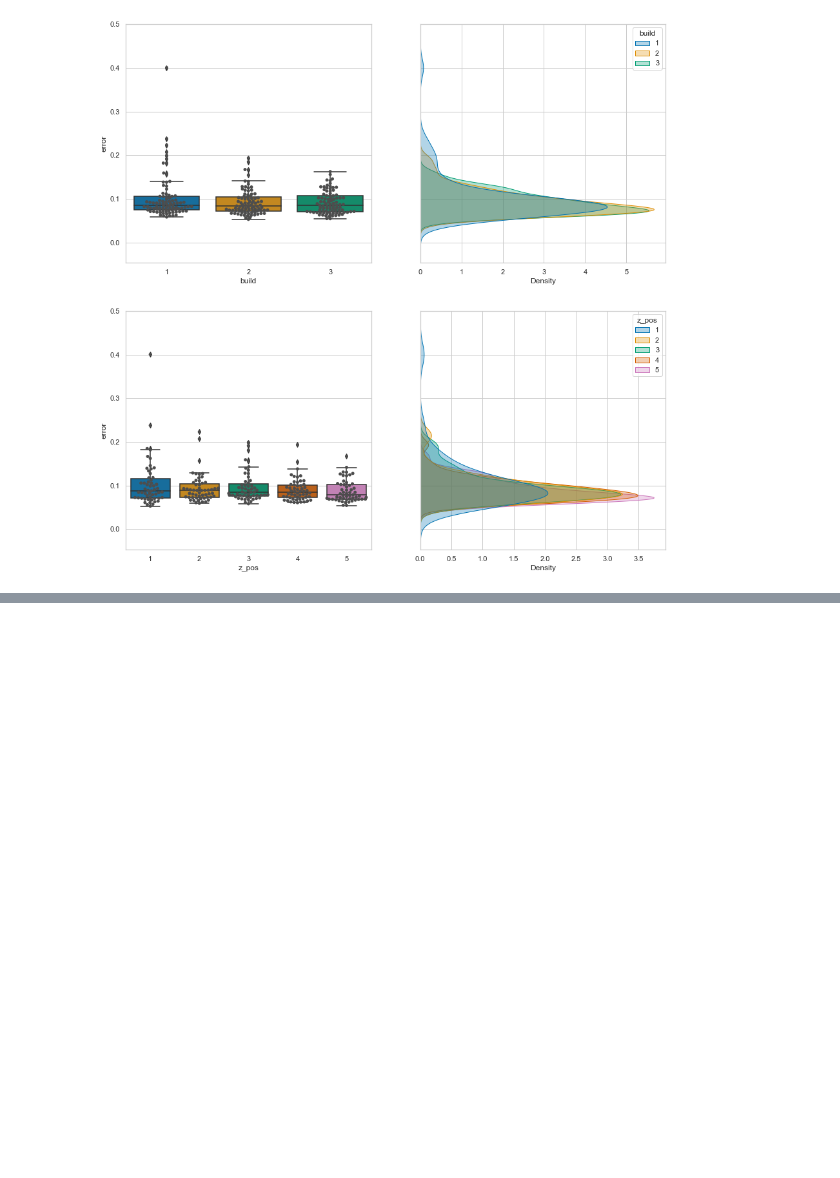
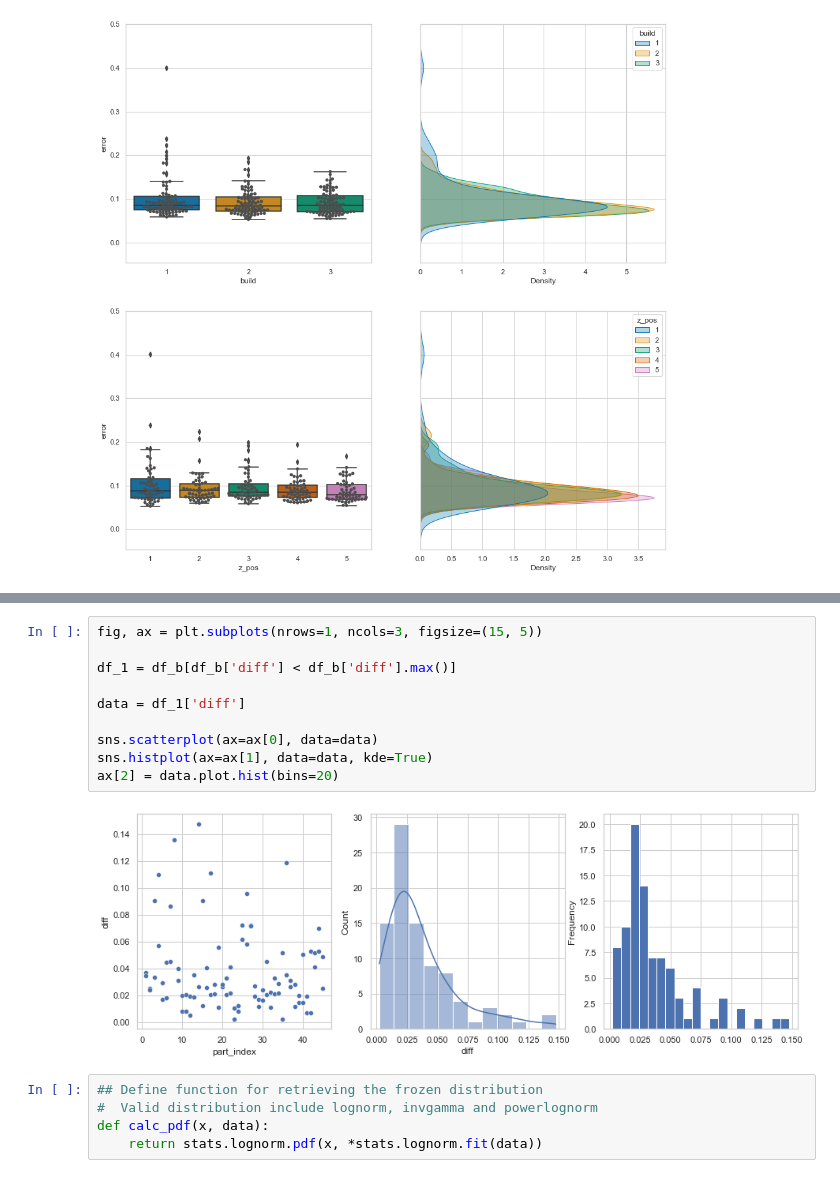
Before and after one commit to TheThorb/Leirmo_Exp1_Publication1, a Jupyter notebook: Compare_builds.ipynb, the cells around one changed output, grey strips where cells are left out. Cells and saved outputs as stored; diff of their text form; blank space fills up the shorter version.

```diff
--- a/Compare_builds.ipynb
+++ b/Compare_builds.ipynb
@@ -458,0 +574,17 @@ p_vals
+# %%
+fig, ax = plt.subplots(nrows=1, ncols=3, figsize=(15, 5))
+
+df_1 = df_b[df_b['diff'] < df_b['diff'].max()]
+
+data = df_1['diff']
+
+sns.scatterplot(ax=ax[0], data=data)
+sns.histplot(ax=ax[1], data=data, kde=True)
+ax[2] = data.plot.hist(bins=20)
+# %% [output]
+[figure, added]
+# %%
+## Define function for retrieving the frozen distribution
+#  Valid distribution include lognorm, invgamma and powerlognorm
+def calc_pdf(x, data):
+    return stats.lognorm.pdf(x, *stats.lognorm.fit(data))
```
Also changed, not shown: parts of 13 cells of this notebook.
